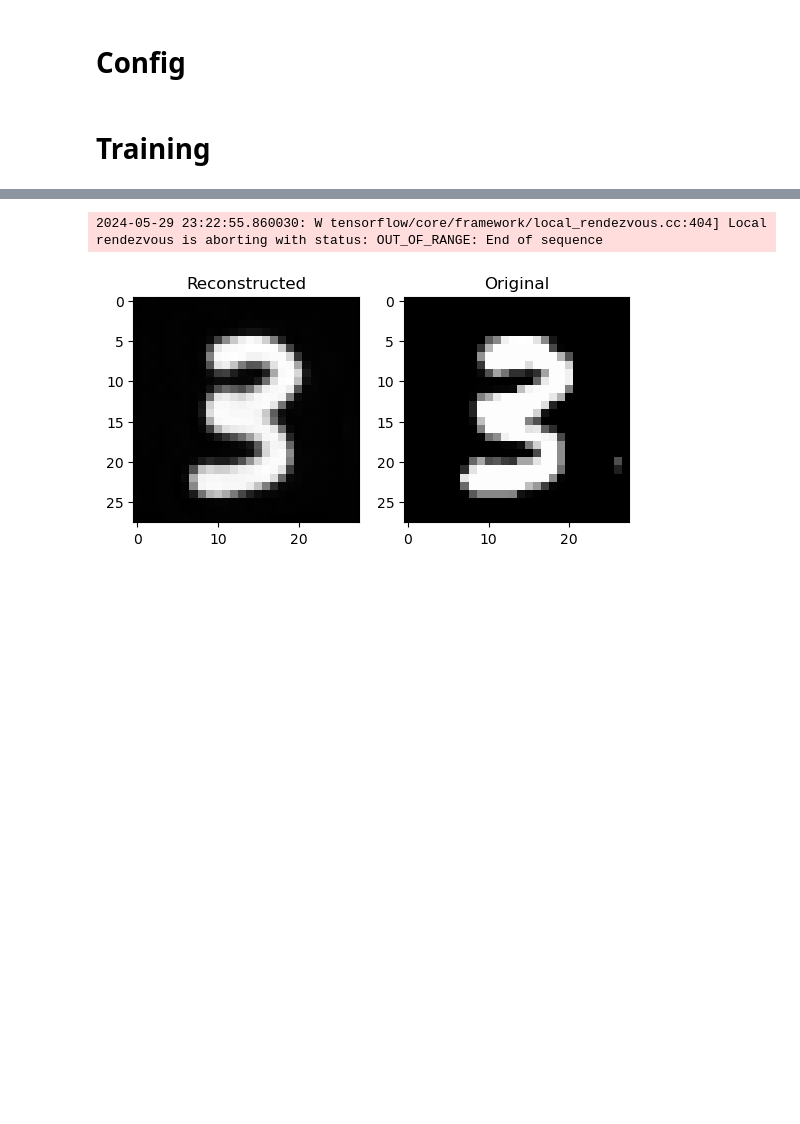
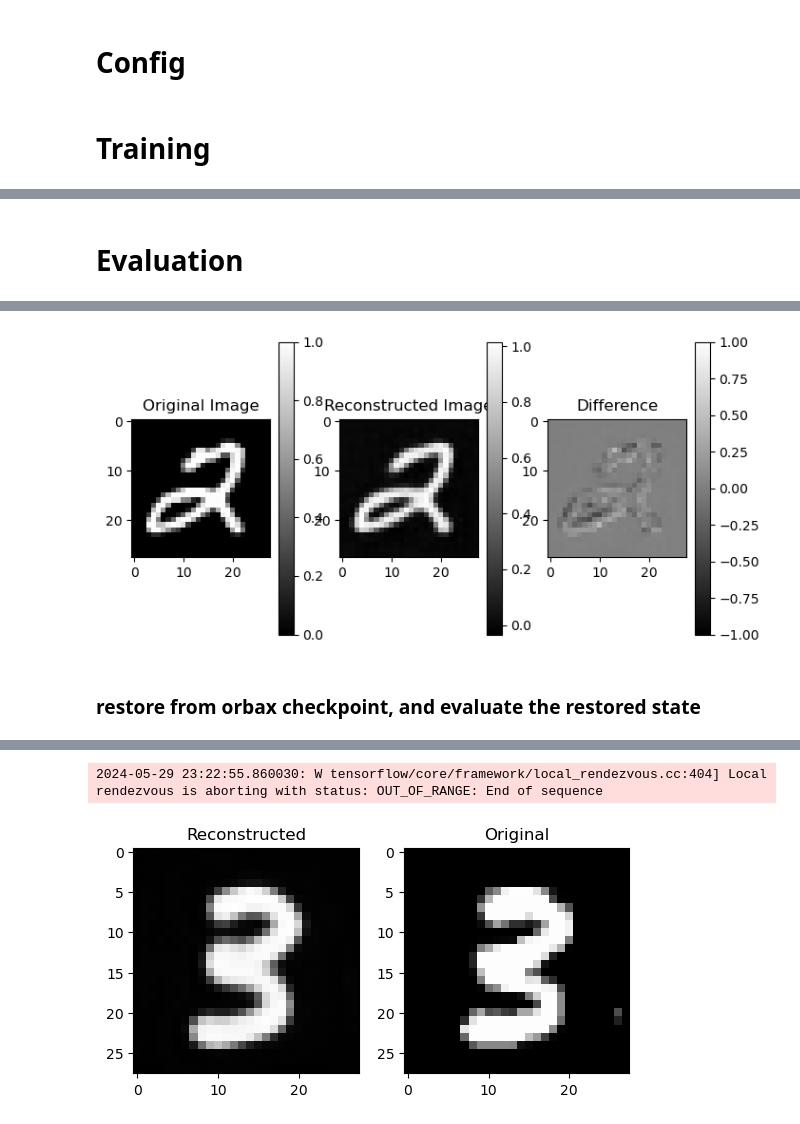
Before and after one commit to AZhou00/GMMG, a Jupyter notebook: gmmg/train_token.ipynb, the cells around one changed output, grey strips where cells are left out. Cells and saved outputs as stored; diff of their text form; code cells hidden in the pictures; blank space fills up the shorter version.

```diff
--- a/gmmg/train_token.ipynb
+++ b/gmmg/train_token.ipynb
@@ -127,0 +254,38 @@ config.vqvae.entropy_loss_type = "softmax"
+# %% [markdown]
+# Evaluation
+# %%
+# Function to process a single image
+def process_single_image(image, params):
+    # Expand dims to add batch dimension
+    input_dict = {'image': jnp.expand_dims(image, axis=0)}
+    # Properly apply the model
+    reconstructed, _ = model_eval.apply(params, input_dict)
+    # Remove batch dimension for display
+    return jnp.squeeze(reconstructed)
+
+# Load a single test image for demonstration
+test_image = next(iter(test_dataset.as_numpy_iterator()))['image'][0]
+
+# Initialize model for evaluation
+model_eval = VQVAE(config=config, train=False, dtype=jnp.float32)
+
+# Process the single test image
+reconstructed_image = process_single_image(test_image, state.params)
+
+# Visualize the result
+plt.figure(figsize=(8, 4))
+plt.subplot(1, 3, 1)
+c = plt.imshow(test_image.squeeze(), cmap='gray')
+plt.colorbar(c)
+plt.title('Original Image')
+plt.subplot(1, 3, 2)
+c = plt.imshow(reconstructed_image, cmap='gray')
+plt.colorbar(c)
+plt.title('Reconstructed Image')
+# show the difference between the original and reconstructed images
+plt.subplot(1, 3, 3)
+c = plt.imshow(test_image.squeeze() - reconstructed_image, cmap='gray', vmin=-1, vmax=1)
+plt.colorbar(c)
+plt.title('Difference')
+plt.show()
+# %% [output]
@@ -127,0 +293,3 @@ config.vqvae.entropy_loss_type = "softmax"
+[figure, added]
+# %% [markdown]
+### restore from orbax checkpoint, and evaluate the restored state
```
Also changed, not shown: parts of 25 cells of this notebook, 2 other files.
